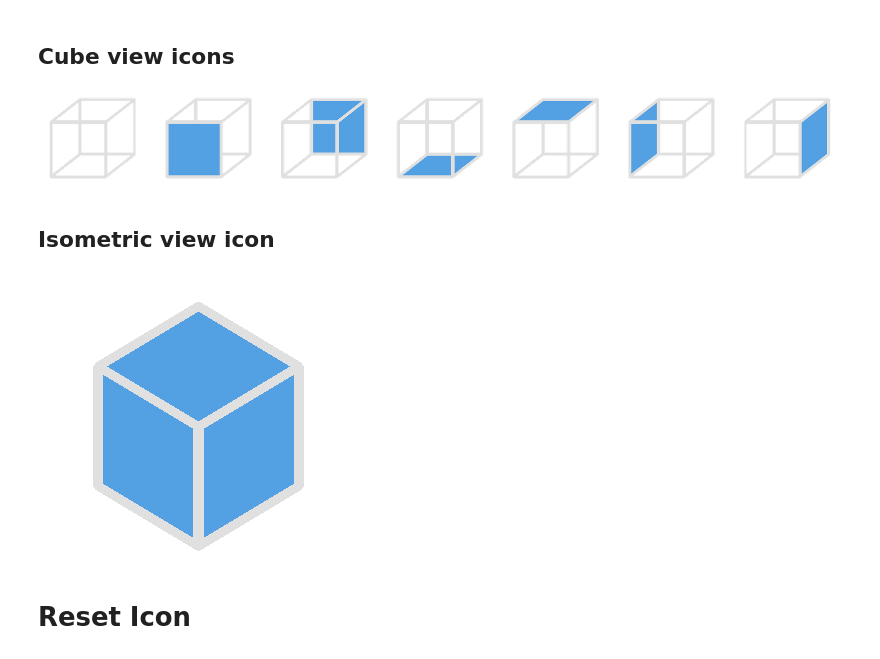
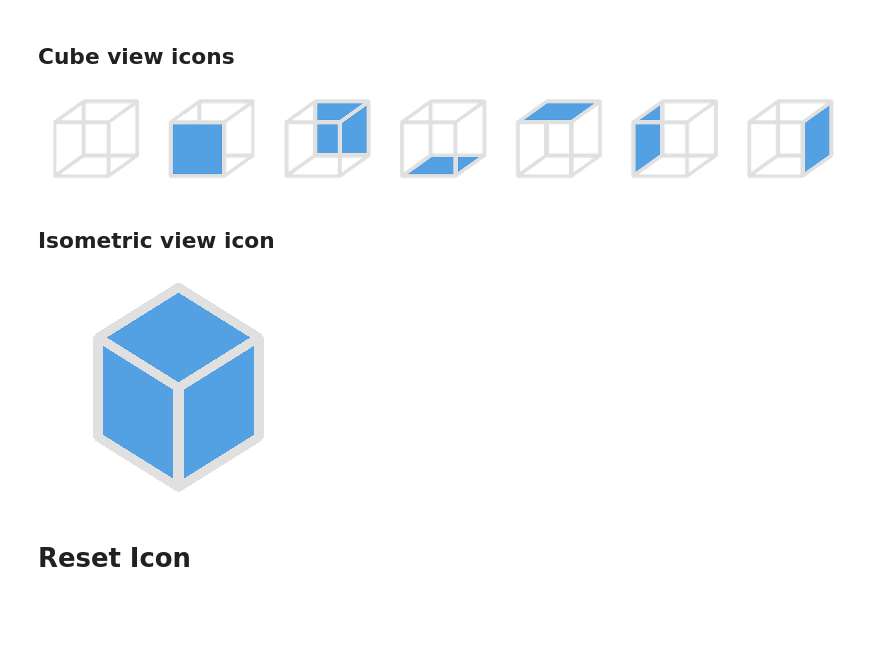
Before and after one commit to bernhard-42/three-cad-viewer, a Jupyter notebook: Icon Factory.ipynb, the cells around one changed output. Saved outputs shown, nothing was run; the diff lists cells and outputs as text; code cells hidden in the pictures; blank space fills up the shorter version.

```diff
--- a/Icon Factory.ipynb
+++ b/Icon Factory.ipynb
@@ -100,8 +99,8 @@ class Base():
 # %%
 mode = "dark"
 #mode = "light"
-width = 36
-height = 28
+width = 28
+height = 22
 scale = 10
 if mode == "dark":
     c1 = 224
@@ -129,9 +128,9 @@ class Cube(Base):
         super().__init__(width, height, scale, stroke, color, fill_color, background_color)
 
     def create(self, face):
-        r = 17
-        dx = 9
-        dy = 7
+        r = 13
+        dx = 7
+        dy = 5
         f00 = Point(4,2)
         f01 = f00.shift(0,r)
         f10 = f00.shift(r,0)
@@ -179,7 +178,7 @@ for face in ["edges", "front", "rear", "bottom", "top", "right", "left"]:
 
 new_im
 # %% [output]
-[figure, old version]
+[figure, new version]
 # %% [markdown]
 ## Isometric view icon
 # %%
@@ -191,36 +190,36 @@ class Isom(Base):
 
     def create(self):
         x0 = 6
-        r = 12
+        r = 10
         dy = r/2
         dx = int(r*math.cos(math.pi/6))
 
         f00 = Point(x0, 1 + dy)
         f01 = f00.shift(0,r)
         f10 = Point(x0 + dx, 1)
         f11 = f10.shift(0,r)
         f12 = f11.shift(0,r)
         f20 = f00.shift(2*dx,0)
         f21 = f20.shift(0,r)
 
         self.line(f10, f12)
         self.lines(f00, f01, f12, f11)
         self.face(f00, f01, f11, f10)
         self.face(f10, f11, f21, f20)
         self.face(f01, f11, f21, f12)
         self.lines(f00, f01, f11, f10, closed=True)
         self.lines(f10, f11, f21, f20, closed=True)
         self.lines(f01, f11, f21, f12, closed=True)
 
         return self.im
 
 
 c = Isom(width, height, scale, stroke=scale, fill_color=fill_color, color=color, background_color=None)
 c.create()
 c.save(f"./icons/{mode}/isometric.png")
 c.im
 # %% [output]
-[figure, old version]
+[figure, new version]
 # %% [markdown]
 # Reset Icon
 # %%
```
Also changed, not shown: parts of 9 cells of this notebook, 42 other files.
